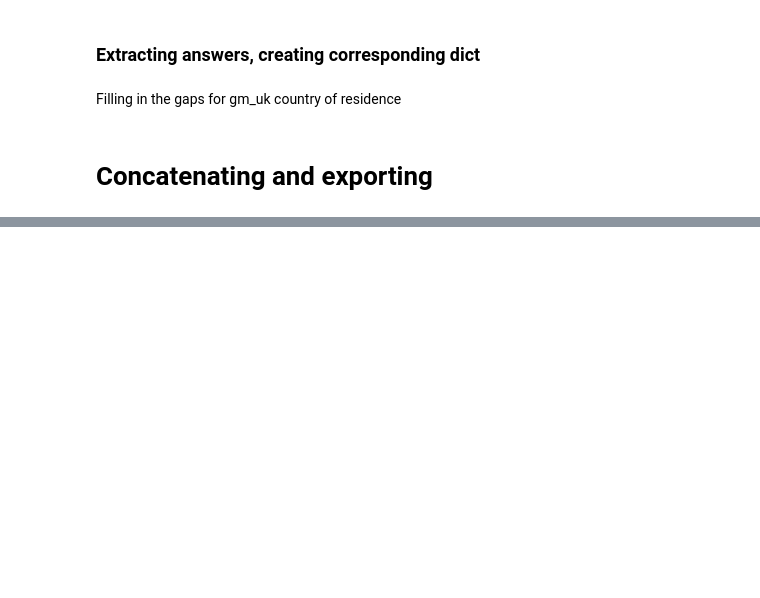
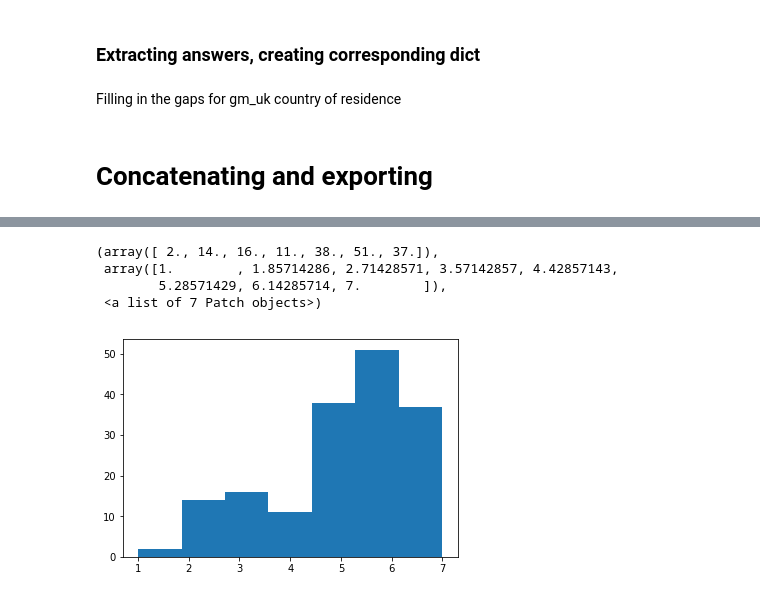
Before and after one commit to ruoyzhang/AI_public_perception_survey_data_analysis, a Jupyter notebook: WE/exploring_and_cleaning_data_gm.ipynb, the cells around one changed output, grey strips where cells are left out. Saved outputs shown, nothing was run; the diff lists cells and outputs as text; code cells hidden in the pictures; blank space fills up the shorter version.

```diff
--- a/WE/exploring_and_cleaning_data_gm.ipynb
+++ b/WE/exploring_and_cleaning_data_gm.ipynb
@@ -231,0 +246,8 @@ gm_all.to_csv(os.path.join(data_dir, 'gm_all.csv'))
+# %%
+plt.hist(gm_all.q05, bins = 7)
+# %% [output]
+(array([ 2., 14., 16., 11., 38., 51., 37.]),
+ array([1.        , 1.85714286, 2.71428571, 3.57142857, 4.42857143,
+        5.28571429, 6.14285714, 7.        ]),
+ <a list of 7 Patch objects>)
+[figure, added]
```
Also changed, not shown: parts of 5 cells of this notebook, 1 other file.
